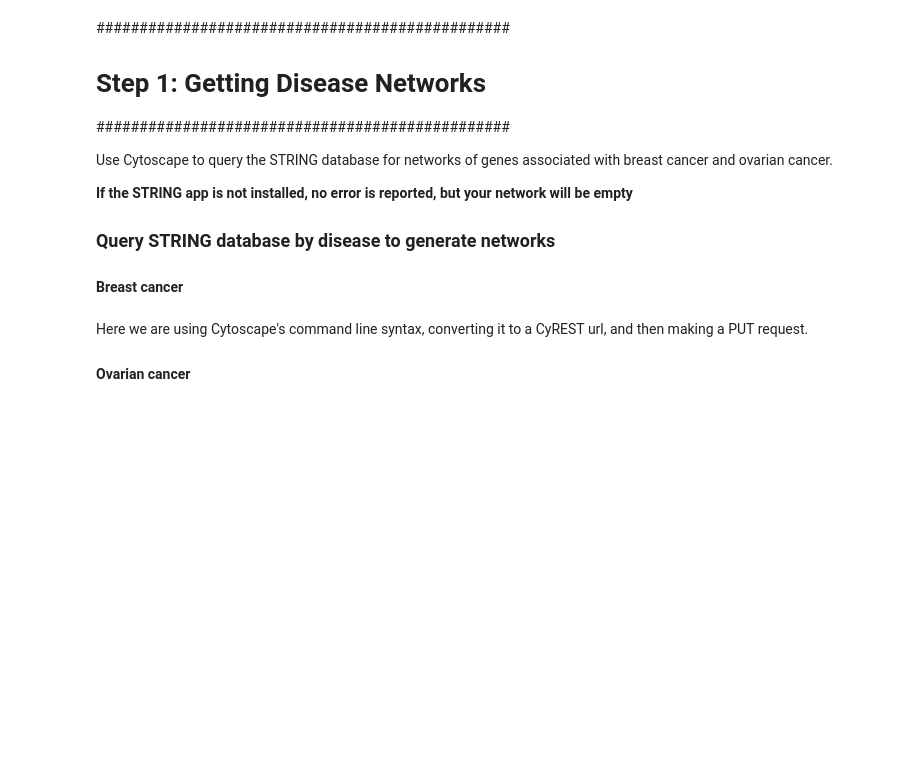
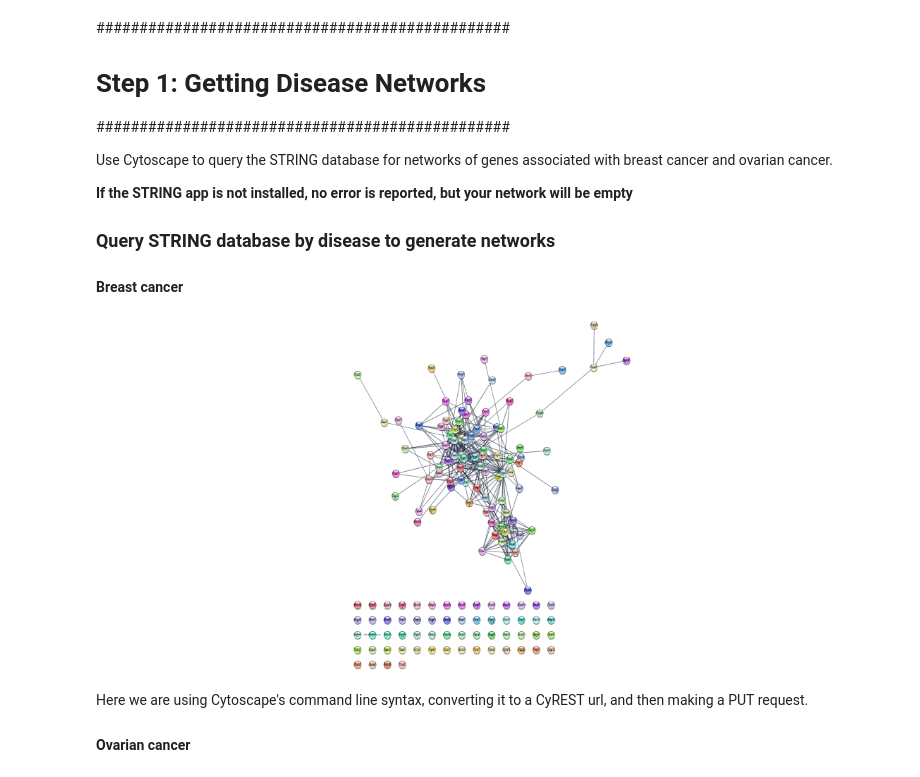
Before and after one commit to cytoscape/cytoscape-automation, a Jupyter notebook: for-scripters/Python/advanced-cancer-networks-and-data.ipynb, the cells around one changed output. Saved outputs shown, nothing was run; the diff lists cells and outputs as text; code cells hidden in the pictures; blank space fills up the shorter version.

```diff
--- a/for-scripters/Python/advanced-cancer-networks-and-data.ipynb
+++ b/for-scripters/Python/advanced-cancer-networks-and-data.ipynb
@@ -328,9 +444,13 @@ Use Cytoscape to query the STRING database for networks of genes associated with
 # %%
 response=cytoscape("string", "disease query",\
                   {"disease":"breast cancer",\
                    "cutoff":"0.9",\
                    "species":"Homo sapiens",\
                    "limit":"150"})
+sleep(1)
+result()
+# %% [output]
+[figure, added]
 # %% [markdown]
 Here we are using Cytoscape's command line syntax, converting it to a CyREST url, and then making a PUT request.
 
```
Also changed, not shown: parts of 21 cells of this notebook, 4 other files.
